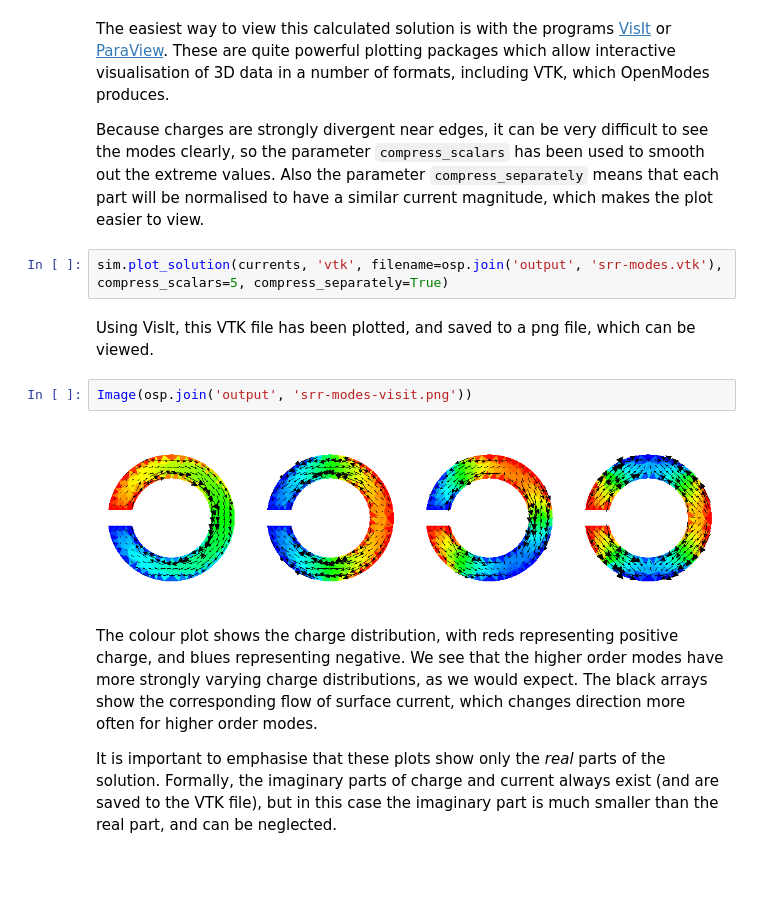
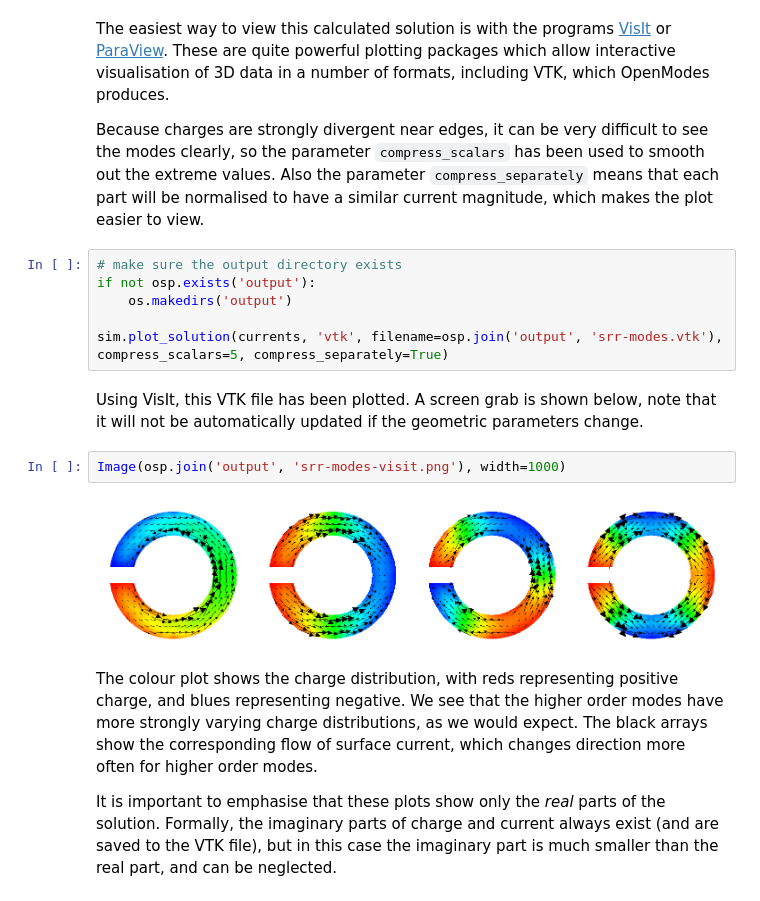
Before and after one commit to DavidPowell/OpenModes, a Jupyter notebook: examples/example2.ipynb, the cells around one changed output. Saved outputs shown, nothing was run; the diff lists cells and outputs as text; blank space fills up the shorter version.

```diff
--- a/examples/example2.ipynb
+++ b/examples/example2.ipynb
@@ -63,13 +68,17 @@ The easiest way to view this calculated solution is with the programs [VisIt](ht
 
 Because charges are strongly divergent near edges, it can be very difficult to see the modes clearly, so the parameter `compress_scalars` has been used to smooth out the extreme values. Also the parameter `compress_separately` means that each part will be normalised to have a similar current magnitude, which makes the plot easier to view.
 # %%
+# make sure the output directory exists
+if not osp.exists('output'):
+    os.makedirs('output')
+
 sim.plot_solution(currents, 'vtk', filename=osp.join('output', 'srr-modes.vtk'), compress_scalars=5, compress_separately=True)
-# %% [markdown]
-Using VisIt, this VTK file has been plotted, and saved to a png file, which can be viewed.
+# %% [markdown]
+Using VisIt, this VTK file has been plotted. A screen grab is shown below, note that it will not be automatically updated if the geometric parameters change.
 # %%
-Image(osp.join('output', 'srr-modes-visit.png'))
+Image(osp.join('output', 'srr-modes-visit.png'), width=1000)
 # %% [output]
-[figure, old version]
+[figure, new version]
 # %% [markdown]
 The colour plot shows the charge distribution, with reds representing positive charge, and blues representing negative. We see that the higher order modes have more strongly varying charge distributions, as we would expect. The black arrays show the corresponding flow of surface current, which changes direction more often for higher order modes.
 
```
Also changed, not shown: parts of 6 cells of this notebook, 2 other files.
